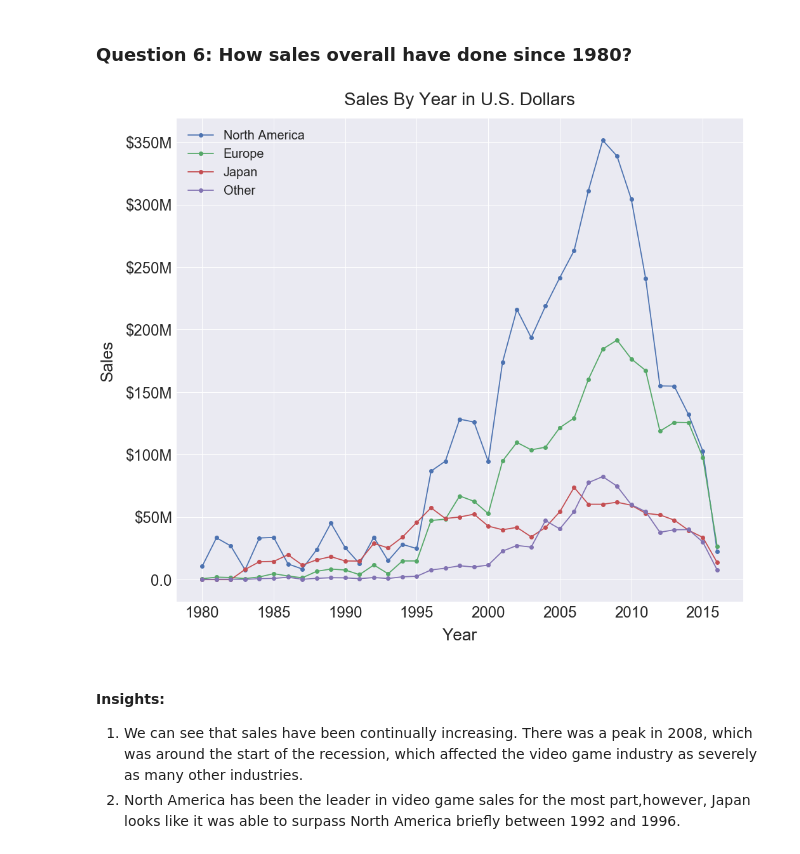
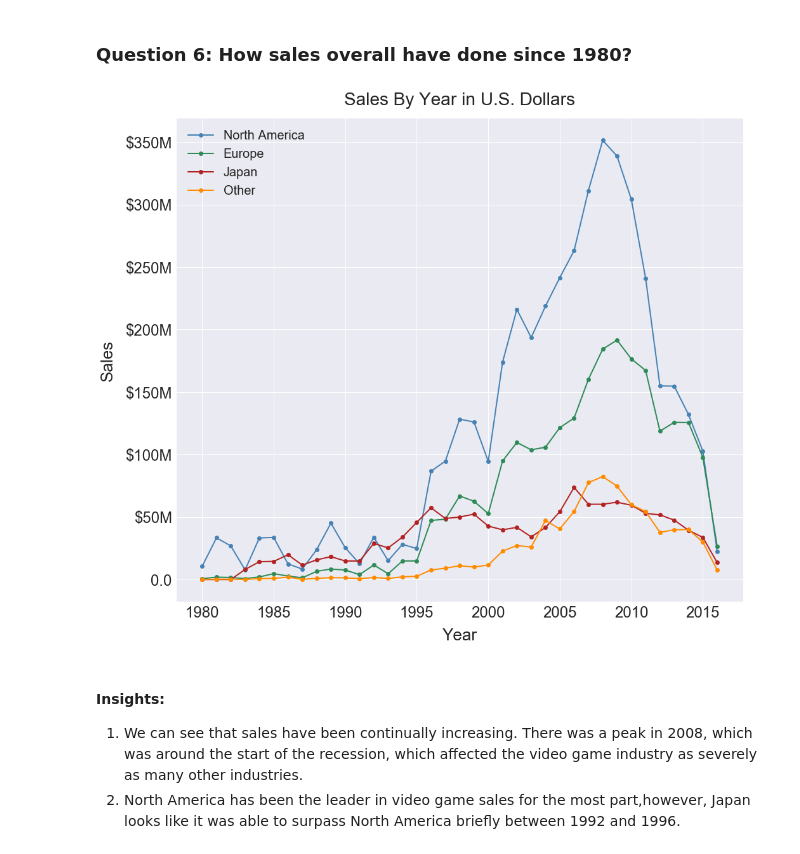
Before and after one commit to xzhang0529/Explore-Video-Games-Sales, a Jupyter notebook: Video Sales Analysis.ipynb, the cells around one changed output. Cells and saved outputs as stored; diff of their text form; code cells hidden in the pictures.

```diff
--- a/Video Sales Analysis.ipynb
+++ b/Video Sales Analysis.ipynb
@@ -406,19 +406,19 @@ SaleByYear=SaleByYear[SaleByYear.Year<2017]
 SaleByYear=SaleByYear.rename(index=str, columns={"NA_Sales": "North America",
                 "EU_Sales": "Europe", "JP_Sales":"Japan", "Other_Sales":"Other"})
 # %%
-SaleByYear.set_index('Year')[['North America', 'Europe', 'Japan', 'Other']].plot(style='-o',
-                    figsize=(16, 14))
+SaleByYear.set_index('Year')[['North America', 'Europe', 'Japan', 'Other']].plot(style='-o', color=('steelblue',"seagreen",
+                    "firebrick","darkorange"), figsize=(16, 14), linewidth=2)
 plt.title("Sales By Year in U.S. Dollars", fontsize=28, y=1.02)
 plt.yticks(fontsize = 24 )
 plt.xticks(fontsize = 24 )
 plt.xlabel("Year", fontsize=26, labelpad=12)
 plt.ylabel("Sales", fontsize=26, labelpad=15)
 plt.legend(fontsize=20)
 ax = plt.gca()
 ax.yaxis.set_major_formatter(tick.FuncFormatter(y_fmt))
 plt.show();
 # %% [output]
-[figure, old version]
+[figure, new version]
 # %% [markdown]
 #### Insights:
 1. We can see that sales have been continually increasing. There was a peak in 2008, which was around the start of the recession, which affected the video game industry as severely as many other industries.
```
Also changed, not shown: parts of 2 cells of this notebook.
